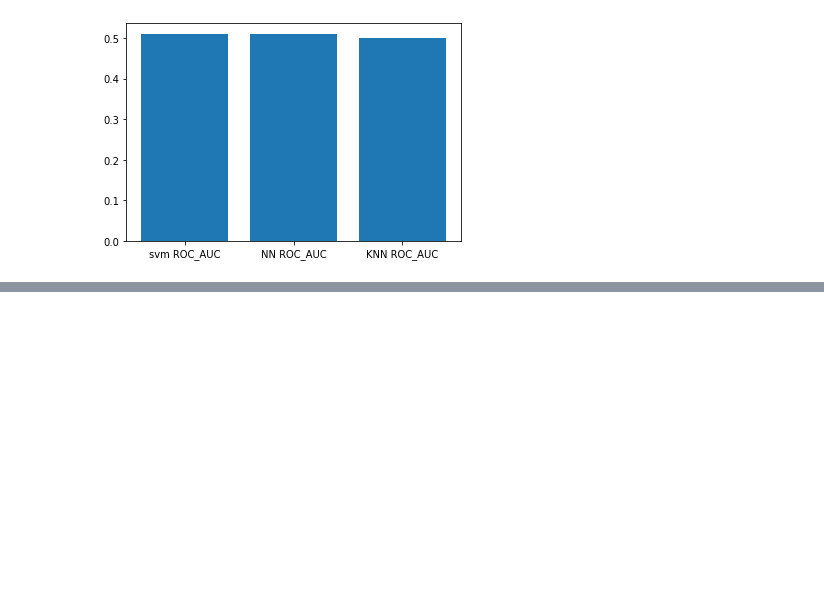
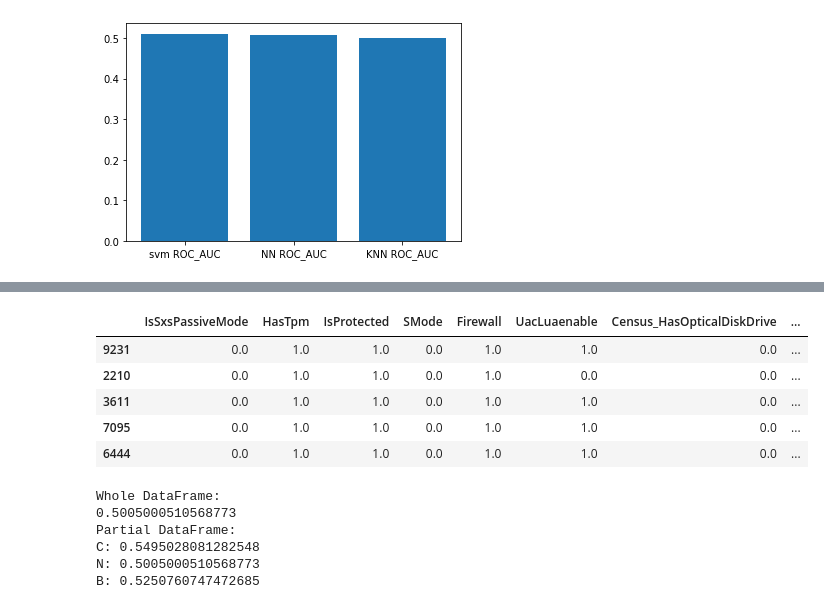
Before and after one commit to Mira224/COMP3115Project, a Jupyter notebook: Project.ipynb, the cells around one changed output, grey strips where cells are left out. Saved outputs shown, nothing was run; the diff lists cells and outputs as text; code cells hidden in the pictures; blank space fills up the shorter version.

```diff
--- a/Project.ipynb
+++ b/Project.ipynb
@@ -677,0 +715,38 @@ plt.show()
+# %%
+# Divide training and testing dataset by data type
+from sklearn.model_selection import train_test_split
+X_bin_attributes=pd.concat( [BinDfForMatrix], axis=1 ).astype('float')
+X_bin_attributes =X_bin_attributes.drop(columns=['HasDetections'])
+# X_attributes = cate_to_num_drop.astype('float').values
+y=pd.DataFrame()
+y['HasDetections']= X['HasDetections'].values
+X_train_b, X_test_b, y_train_b, y_test_b = train_test_split(X_bin_attributes, y, test_size=0.3, random_state=4)
+X_train_b.head()
+# %% [output]
+|  | IsSxsPassiveMode | HasTpm | IsProtected | SMode | Firewall | UacLuaenable | Census_HasOpticalDiskDrive | ... |
+| 9231 | 0.0 | 1.0 | 1.0 | 0.0 | 1.0 | 1.0 | 0.0 | ... |
+| 2210 | 0.0 | 1.0 | 1.0 | 0.0 | 1.0 | 0.0 | 0.0 | ... |
+| 3611 | 0.0 | 1.0 | 1.0 | 0.0 | 1.0 | 1.0 | 0.0 | ... |
+| 7095 | 0.0 | 1.0 | 1.0 | 0.0 | 1.0 | 1.0 | 0.0 | ... |
+| 6444 | 0.0 | 1.0 | 1.0 | 0.0 | 1.0 | 1.0 | 0.0 | ... |
+# %%
+# SVM for three data type
+svm_classifier = SVC(C = 100, gamma = 'auto')
+
+cv_accuracy = cross_val_score(svm_classifier, X_train, y_train, scoring='accuracy', cv = 5)
+cv_accuracy_c = cross_val_score(svm_classifier, X_train_c, y_train_c, scoring='accuracy', cv = 5)
+cv_accuracy_n = cross_val_score(svm_classifier, X_train_n, y_train_n, scoring='accuracy', cv = 5)
+cv_accuracy_b = cross_val_score(svm_classifier, X_train_b, y_train_b, scoring='accuracy', cv = 5)
+print("Whole DataFrame:")
+print(cv_accuracy.mean())
+print("Partial DataFrame:")
+print('C:',cv_accuracy_c.mean())
+print('N:',cv_accuracy_n.mean())
+print('B:',cv_accuracy_b.mean())
+# %% [output]
+Whole DataFrame:
+0.5005000510568773
+Partial DataFrame:
+C: 0.5495028081282548
+N: 0.5005000510568773
+B: 0.5250760747472685
```
Also changed, not shown: parts of 9 cells of this notebook.
